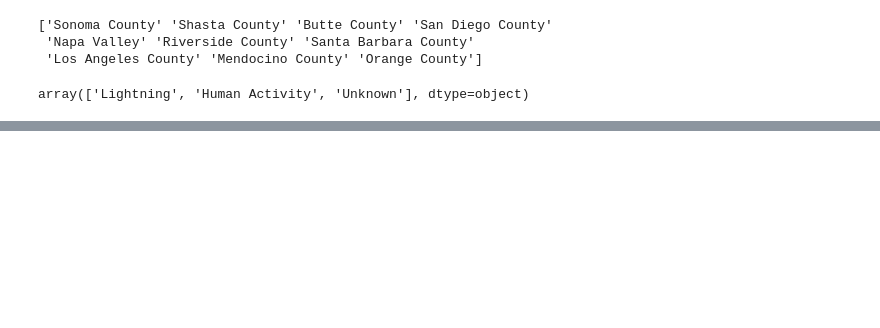
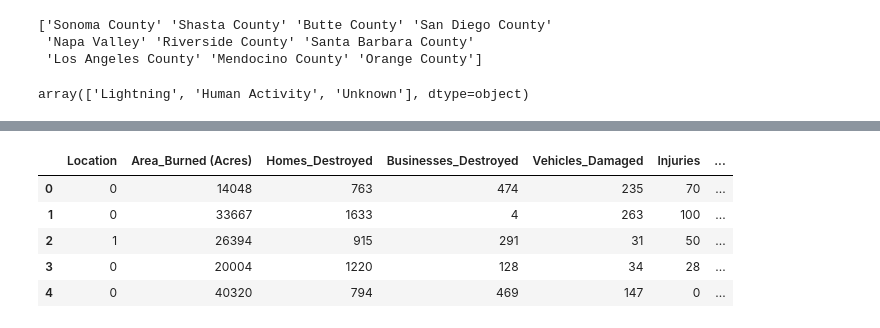
Before and after one commit to AtharSayed/IronCode, a Jupyter notebook: PredictingWildfire/main.ipynb, the cells around one changed output, grey strips where cells are left out. Saved outputs shown, nothing was run; the diff lists cells and outputs as text; code cells hidden in the pictures; blank space fills up the shorter version.

```diff
--- a/PredictingWildfire/main.ipynb
+++ b/PredictingWildfire/main.ipynb
@@ -69,0 +72,9 @@ dtype: int64
+# %%
+data.head(5)
+# %% [output]
+|  | Location | Area_Burned (Acres) | Homes_Destroyed | Businesses_Destroyed | Vehicles_Damaged | Injuries | ... |
+| 0 | 0 | 14048 | 763 | 474 | 235 | 70 | ... |
+| 1 | 0 | 33667 | 1633 | 4 | 263 | 100 | ... |
+| 2 | 1 | 26394 | 915 | 291 | 31 | 50 | ... |
+| 3 | 0 | 20004 | 1220 | 128 | 34 | 28 | ... |
+| 4 | 0 | 40320 | 794 | 469 | 147 | 0 | ... |
```
Also changed, not shown: parts of 11 cells of this notebook.
